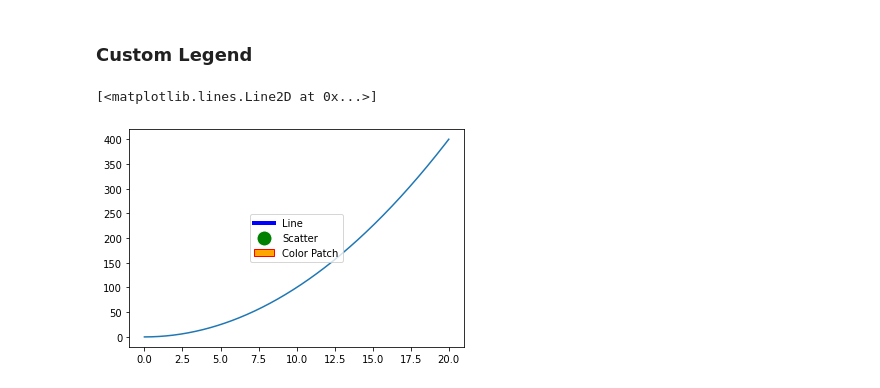
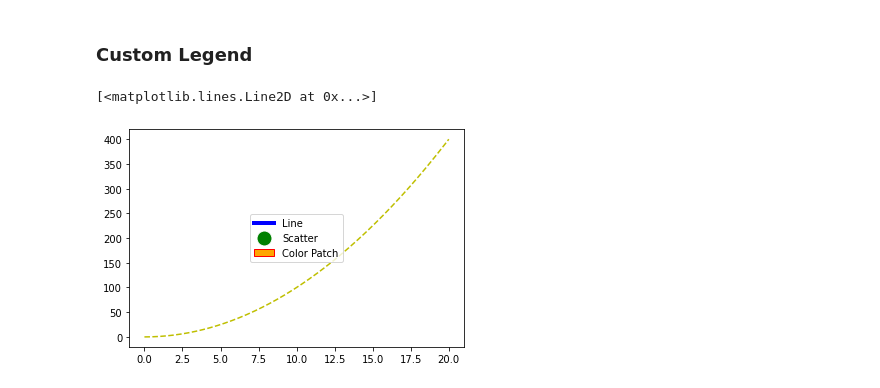
Before and after one commit to aiyuyun2015/matplotlib_tutorial, a Jupyter notebook: 2022_python_1.ipynb, the cells around one changed output. Drawn from its saved outputs; the diff is of its cells as text; code cells hidden in the pictures.

Commit message:
add legend, etc

```diff
--- a/2022_python_1.ipynb
+++ b/2022_python_1.ipynb
@@ -126,18 +126,18 @@ plt.legend(loc="upper left") # here, loc is used
 # %%
 from matplotlib.patches import Patch
 from matplotlib.lines import Line2D
 
 legend_elements = [Line2D([0], [0], color='b', lw=4, label='Line'),
                    Line2D([0], [0], marker='o', color='w', label='Scatter',
                           markerfacecolor='g', markersize=15),
                    Patch(facecolor='orange', edgecolor='r',
                          label='Color Patch')]
 
 # Create the figure
 fig, ax = plt.subplots()
 x = np.linspace(0, 20, 1000)
 ax.legend(handles=legend_elements, loc='center')
-ax.plot(x, x**2)
+ax.plot(x, x**2,color='y', linestyle='dashed')
 # %% [output]
 [<matplotlib.lines.Line2D at 0x...>]
-[figure, old version]
+[figure, new version]
```
Also changed, not shown: parts of 10 cells of this notebook.
